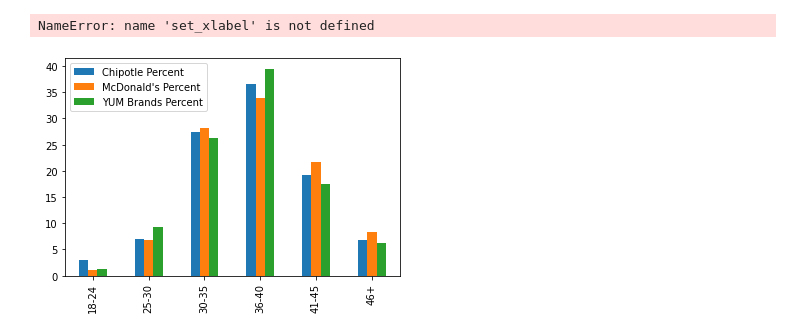
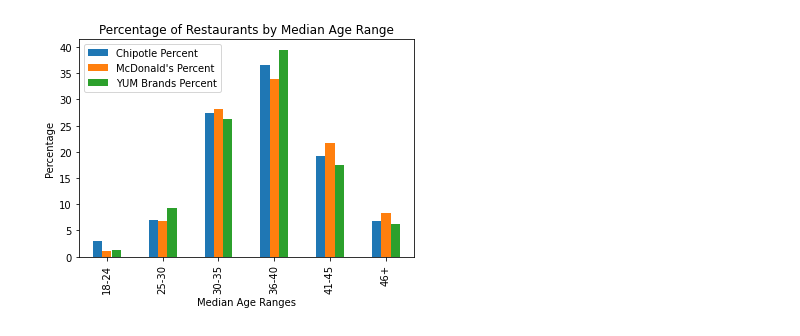
Before and after one commit to JeniLam/Project1_Group2, a Jupyter notebook: age_demographics.ipynb, the cells around one changed output. Cells and saved outputs as stored; diff of their text form; code cells hidden in the pictures.

Commit message:
final age demographics completed

```diff
--- a/age_demographics.ipynb
+++ b/age_demographics.ipynb
@@ -105,36 +36,0 @@ IndexError: too many indices for array
-# %%
-#Determine age bins for each restaurant
-
-clean_rest_df['Median Age'].min()
-#min value = 19
-clean_rest_df['Median Age'].max()
-#max value = 73
-
-#Create bins for each age group
-
-bins = [18, 25, 31, 36, 41, 46, 9999]
-group_names = ["18-24", "25-30", "30-35", "36-40", "41-45", "46+"]
-
-#Create age groupings data frame
-
-rest_df['Median Age Ranges'] = pd.cut(rest_df['Median Age'], bins, labels=group_names, include_lowest=True)
-
-age_range_group = rest_df.groupby('Median Age Ranges')
-
-#Determine percentage in age group
-
-rest_age_count = age_range_group.count()
-
-rest_age_percent = (rest_age_count['Name']/rest_age_count['Name'].sum())*100
-
-rest_age_df = pd.DataFrame({"Total Count": rest_age_count["Name"],
-                       "Percent": rest_age_percent})
-
-#Create bar gaph with info
-
-plt.bar(group_names, rest_age_df['Percent'], alpha=0.5, align='center')
-plt.ylim(0, 40)
-plt.title("All Restaurant Age Demographics")
-plt.xlabel("Age Range")
-plt.ylabel("Percent of Population")
-plt.show()
@@ -227,13 +76,13 @@ See the caveats in the documentation: https://pandas.pydata.org/pandas-docs/stab
 # %%
 #Create new dataframe with all info and bar plot
 
-new_rest_df = pd.DataFrame({"Chipotle Percent": chipotle_age_df['Chipotle Percent'],
+percent_rest_df = pd.DataFrame({"Chipotle Percent": chipotle_age_df['Chipotle Percent'],
                            "McDonald's Percent": mcdonalds_age_df["McDonald's Percent"],
                           "YUM Brands Percent": yum_age_df["Yum Percent"]}, index=group_names)
-new_rest_df.plot(kind='bar')
-# set_xlabel("Median Age Ranges")
-# set_ylabel("Percentage")
+percent_rest_df.plot(kind='bar')
+plt.xlabel("Median Age Ranges")
+plt.ylabel("Percentage")
+plt.title('Percentage of Restaurants by Median Age Range')
 plt.show()
 # %% [output]
-NameError: name 'set_xlabel' is not defined
-[figure, old version]
+[figure, new version]
```
Also changed, not shown: parts of 10 cells of this notebook.
